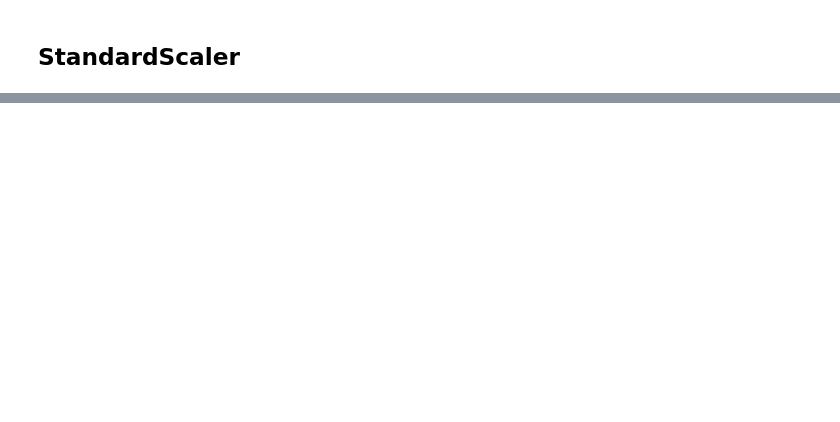
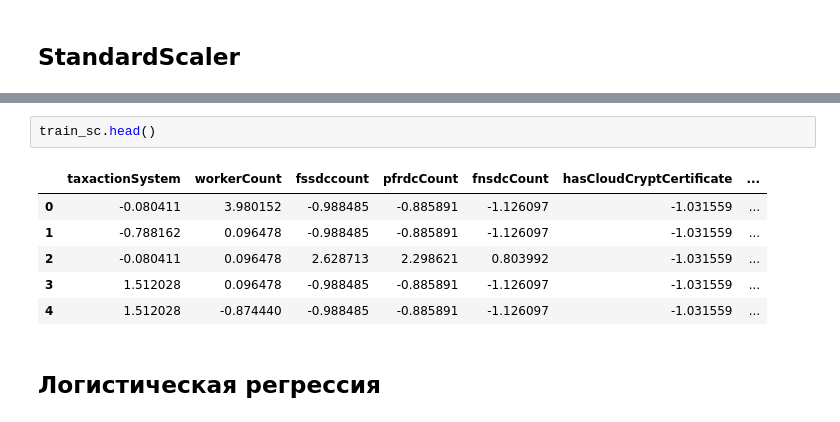
Before and after one commit to Danil328/study, a Jupyter notebook: ML/ML.ipynb, the cells around one changed output, grey strips where cells are left out. Drawn from its saved outputs; the diff is of its cells as text; blank space fills up the shorter version.

```diff
--- a/ML/ML.ipynb
+++ b/ML/ML.ipynb
@@ -125,0 +130,11 @@ train_sc=scaler.fit_transform(train)
+# %%
+train_sc.head()
+# %% [output]
+|  | taxactionSystem | workerCount | fssdccount | pfrdcCount | fnsdcCount | hasCloudCryptCertificate | ... |
+| 0 | -0.080411 | 3.980152 | -0.988485 | -0.885891 | -1.126097 | -1.031559 | ... |
+| 1 | -0.788162 | 0.096478 | -0.988485 | -0.885891 | -1.126097 | -1.031559 | ... |
+| 2 | -0.080411 | 0.096478 | 2.628713 | 2.298621 | 0.803992 | -1.031559 | ... |
+| 3 | 1.512028 | 0.096478 | -0.988485 | -0.885891 | -1.126097 | -1.031559 | ... |
+| 4 | 1.512028 | -0.874440 | -0.988485 | -0.885891 | -1.126097 | -1.031559 | ... |
+# %% [markdown]
+## Логистическая регрессия
```
Also changed, not shown: parts of 18 cells of this notebook.
